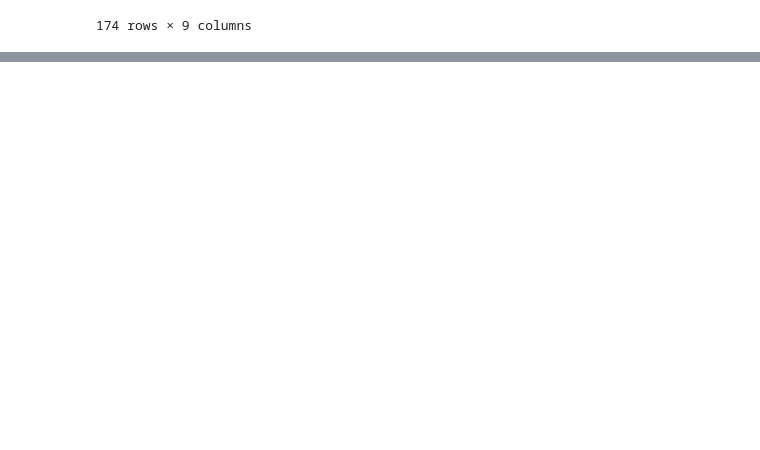
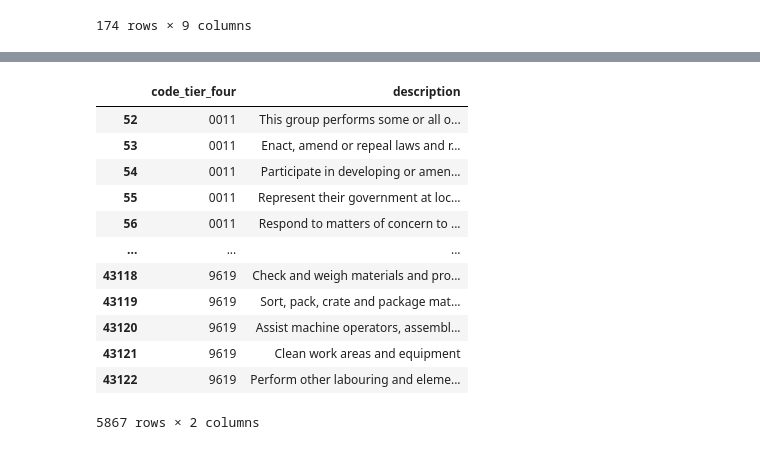
Before and after one commit to rafael-ariascalles/python-csv-postgreSQL-NOC, a Jupyter notebook: pandas_to_postgreSQL.ipynb, the cells around one changed output, grey strips where cells are left out. Saved outputs shown, nothing was run; the diff lists cells and outputs as text; code cells hidden in the pictures; blank space fills up the shorter version.

```diff
--- a/pandas_to_postgreSQL.ipynb
+++ b/pandas_to_postgreSQL.ipynb
@@ -203,0 +222,16 @@ for i_type in information_type:
+# %%
+noc_elements[noc_elements.type == "Main duties"][["code_tier_four","description"]]
+# %% [output]
+|  | code_tier_four | description |
+| 52 | 0011 | This group performs some or all o... |
+| 53 | 0011 | Enact, amend or repeal laws and r... |
+| 54 | 0011 | Participate in developing or amen... |
+| 55 | 0011 | Represent their government at loc... |
+| 56 | 0011 | Respond to matters of concern to ... |
+| ... | ... | ... |
+| 43118 | 9619 | Check and weigh materials and pro... |
+| 43119 | 9619 | Sort, pack, crate and package mat... |
+| 43120 | 9619 | Assist machine operators, assembl... |
+| 43121 | 9619 | Clean work areas and equipment |
+| 43122 | 9619 | Perform other labouring and eleme... |
+5867 rows × 2 columns
```
Also changed, not shown: parts of 6 cells of this notebook, 1 other file.
